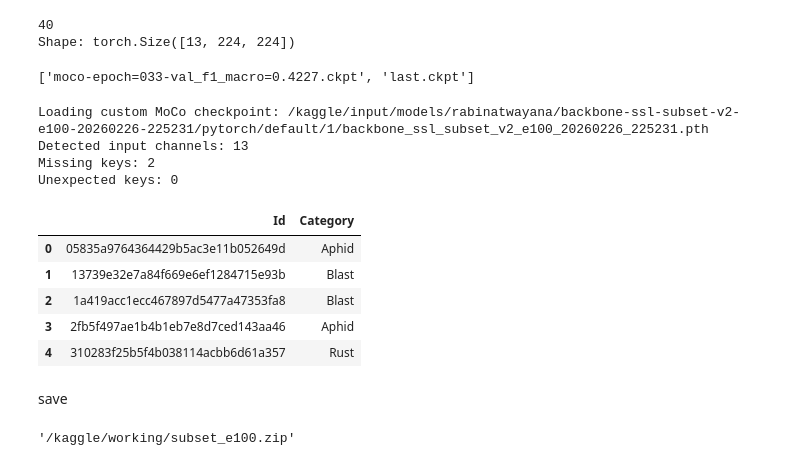
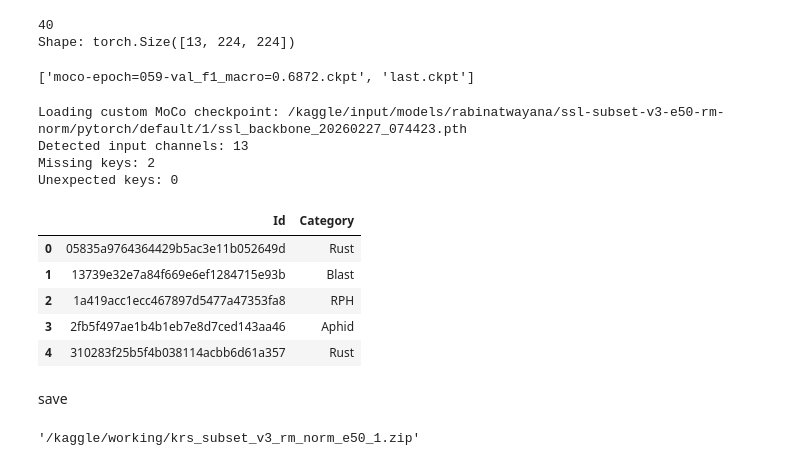
Before and after one commit to Omowonuola-Akintola/ICPR-Contest-2026, a Jupyter notebook: classification.ipynb, the cells around one changed output. Cells and saved outputs as stored; diff of their text form; code cells hidden in the pictures.

```diff
--- a/classification.ipynb
+++ b/classification.ipynb
@@ -176,7 +176,8 @@ std = [max(s, 1e-5) for s in std]
 # define transform
 transform = transforms.Compose([
     transforms.Resize((224, 224)),
-    transforms.Normalize(mean=mean, std=std)
+    transforms.Lambda(lambda x: torch.clamp(x, 0, 10000) / 10000.0),
+    # transforms.Normalize(mean=mean, std=std)
 ])
 # %%
 # apply transform
@@ -655,14 +658,14 @@ results = {
     "num_trials": len(study.trials),
 }
 
-with open("/kaggle/working/best_hyperparams.json", "w") as f:
+with open(f"{output_dir}/best_hyperparams.json", "w") as f:
     json.dump(results, f, indent=2)
 # %% [markdown]
 ### train final model with best parameters and custom SSL model v3
 # %%
 import json
 
-with open("/kaggle/working/best_hyperparams.json", "r") as f:
+with open(f"{output_dir}/best_hyperparams.json", "r") as f:
     saved_results = json.load(f)
 
 best_params = saved_results["best_params"]
@@ -794,13 +807,13 @@ print(f"Shape: {img.shape}")
 40
 Shape: torch.Size([13, 224, 224])
 # %%
-checkpoint_dir = "/kaggle/working/subset_e100/checkpoints_final_tuned"
+checkpoint_dir = f"{output_dir}/checkpoints_final_tuned"
 print(os.listdir(checkpoint_dir))
 # %% [output]
-['moco-epoch=033-val_f1_macro=0.4227.ckpt', 'last.ckpt']
+['moco-epoch=059-val_f1_macro=0.6872.ckpt', 'last.ckpt']
 # %%
 # Load the trained model
-checkpoint_path = "/kaggle/working/subset_e100/checkpoints_final_tuned/moco-epoch=033-val_f1_macro=0.4227.ckpt"
+checkpoint_path = "/kaggle/working/krs_subset_v3_rm_norm_e50_1/checkpoints_final_tuned/moco-epoch=059-val_f1_macro=0.6872.ckpt"
 model = MoCoClassifier.load_from_checkpoint(checkpoint_path)
 model.eval()
 model.to("cuda" if torch.cuda.is_available() else "cpu")
@@ -814,38 +827,38 @@ test_loader = DataLoader(test_dataset,batch_size=16,shuffle=False,num_workers=4,
 
 # predictions
 image_ids = []
 predictions = []
 
 with torch.no_grad():
     for batch in test_loader:
         imgs, img_ids = batch  # img_ids are the folder names
         imgs = imgs.to("cuda" if torch.cuda.is_available() else "cpu")
         # Get model predictions
         logits = model(imgs)
         preds = logits.argmax(dim=1).cpu().numpy()
         image_ids.extend(img_ids)
         predictions.extend(preds)
 
 # Map predictions to class names
 predicted_classes = [class_names[pred] for pred in predictions]
 
 # Save to CSV
 results_df = pd.DataFrame({
     "Id": image_ids,
     "Category": predicted_classes
 })
 
-results_df.to_csv("/kaggle/working/subset_e100/submission.csv", index=False)
+results_df.to_csv(f"{output_dir}/submission.csv", index=False)
 results_df.head(5)
 # %% [output]
-Loading custom MoCo checkpoint: /kaggle/input/models/rabinatwayana/backbone-ssl-subset-v2-e100-20260226-225231/pytorch/default/1/backbone_ssl_subset_v2_e100_20260226_225231.pth
+Loading custom MoCo checkpoint: /kaggle/input/models/rabinatwayana/ssl-subset-v3-e50-rm-norm/pytorch/default/1/ssl_backbone_20260227_074423.pth
 Detected input channels: 13
 Missing keys: 2
 Unexpected keys: 0
 |  | Id | Category |
-| 0 | 05835a9764364429b5ac3e11b052649d | Aphid |
+| 0 | 05835a9764364429b5ac3e11b052649d | Rust |
 | 1 | 13739e32e7a84f669e6ef1284715e93b | Blast |
-| 2 | 1a419acc1ecc467897d5477a47353fa8 | Blast |
+| 2 | 1a419acc1ecc467897d5477a47353fa8 | RPH |
 | 3 | 2fb5f497ae1b4b1eb7e8d7ced143aa46 | Aphid |
 | 4 | 310283f25b5f4b038114acbb6d61a357 | Rust |
 # %% [markdown]
@@ -853,7 +866,6 @@ save
 # %%
 import shutil
 
-shutil.make_archive("/kaggle/working/subset_e100", 'zip', "/kaggle/working/subset_e100")
-# shutil.make_archive("/kaggle/working/logs", 'zip', "/kaggle/working/logs")
+shutil.make_archive("/kaggle/working/krs_subset_v3_rm_norm_e50_1", 'zip', "/kaggle/working/krs_subset_v3_rm_norm_e50_1")
 # %% [output]
-'/kaggle/working/subset_e100.zip'
+'/kaggle/working/krs_subset_v3_rm_norm_e50_1.zip'
```
Also changed, not shown: parts of 6 cells of this notebook.
